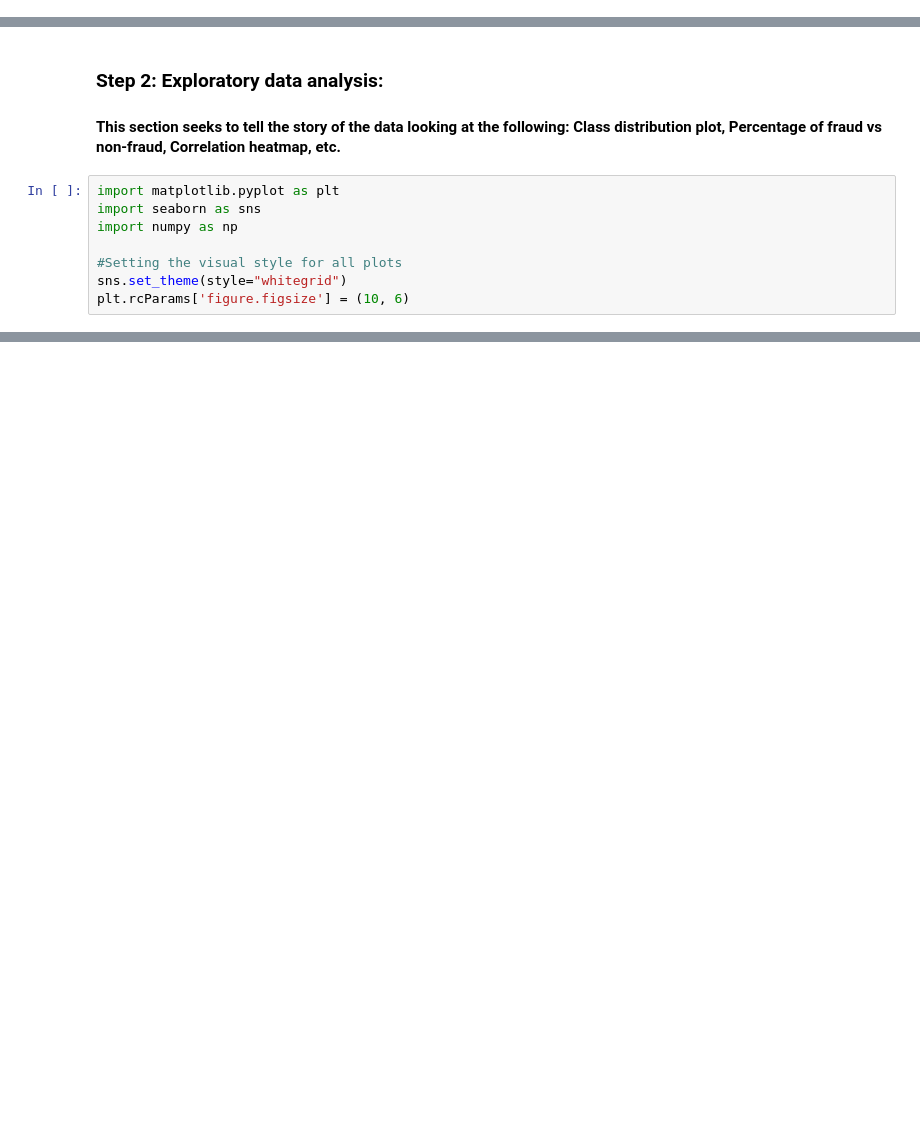
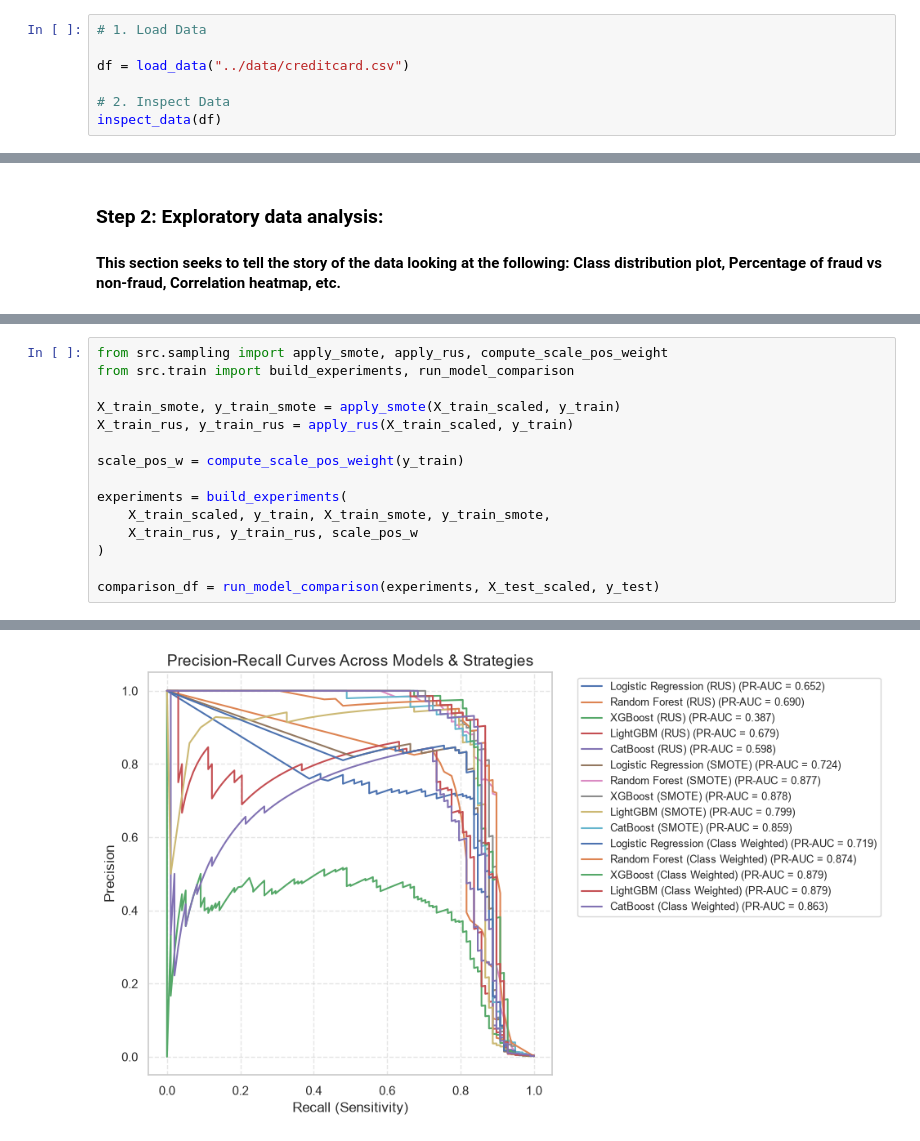
Before and after one commit to FrankObiOgbuokiri/Capstone_Fraud-detection-system, a Jupyter notebook: notebooks/fraud_training_Obioma_Ogbuokiri.ipynb, the cells around one changed output, grey strips where cells are left out. Cells and saved outputs as stored; diff of their text form; blank space fills up the shorter version.

```diff
--- a/notebooks/fraud_training_Obioma_Ogbuokiri.ipynb
+++ b/notebooks/fraud_training_Obioma_Ogbuokiri.ipynb
@@ -16,3 +16,10 @@ from src.data_prep import (
     split_data,
     scale_data
 )
+# %%
+# 1. Load Data
+
+df = load_data("../data/creditcard.csv")
+
+# 2. Inspect Data
+inspect_data(df)
@@ -54,11 +69,3 @@ Scaled columns: ['Amount', 'Time']
 # %% [markdown]
 ### Step 2: Exploratory data analysis:
 #### This section seeks to tell the story of the data looking at the following: Class distribution plot, Percentage of fraud vs non-fraud, Correlation heatmap, etc.
-# %%
-import matplotlib.pyplot as plt
-import seaborn as sns
-import numpy as np
-
-#Setting the visual style for all plots
-sns.set_theme(style="whitegrid")
-plt.rcParams['figure.figsize'] = (10, 6)
@@ -245,0 +185,16 @@ Model and scaler saved successfully!
+# %%
+from src.sampling import apply_smote, apply_rus, compute_scale_pos_weight
+from src.train import build_experiments, run_model_comparison
+
+X_train_smote, y_train_smote = apply_smote(X_train_scaled, y_train)
+X_train_rus, y_train_rus = apply_rus(X_train_scaled, y_train)
+
+scale_pos_w = compute_scale_pos_weight(y_train)
+
+experiments = build_experiments(
+    X_train_scaled, y_train, X_train_smote, y_train_smote,
+    X_train_rus, y_train_rus, scale_pos_w
+)
+
+comparison_df = run_model_comparison(experiments, X_test_scaled, y_test)
+# %% [output]
@@ -245,0 +218 @@ Model and scaler saved successfully!
+[figure, added]
```
Also changed, not shown: parts of 44 cells of this notebook, 17 other files.
